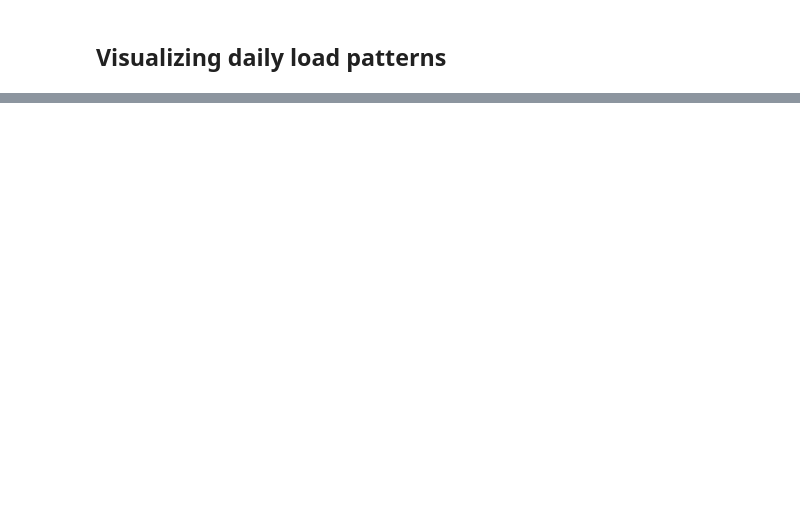
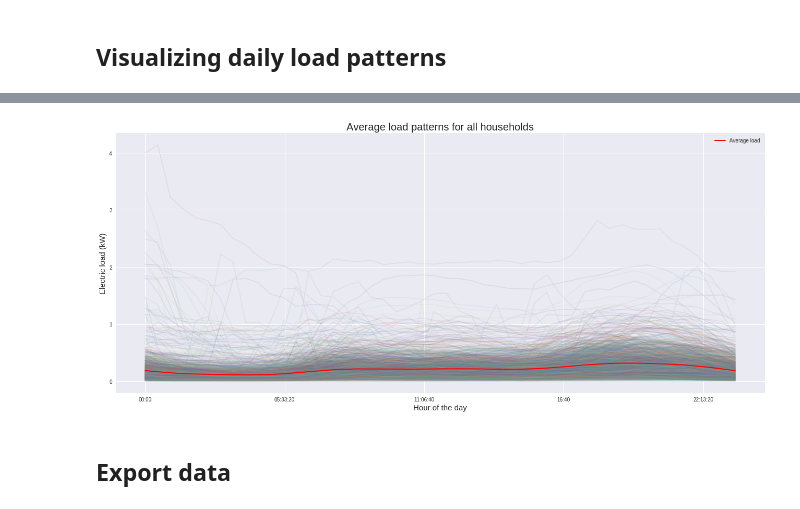
Before and after one commit to CrazyHooch1/smartmeter, a Jupyter notebook: notebooks/1_analysis_london_data.ipynb, the cells around one changed output, grey strips where cells are left out. Saved outputs shown, nothing was run; the diff lists cells and outputs as text; code cells hidden in the pictures; blank space fills up the shorter version.

```diff
--- a/notebooks/1_analysis_london_data.ipynb
+++ b/notebooks/1_analysis_london_data.ipynb
@@ -190,0 +162,22 @@ array([1, 4, 1, ..., 4, 0, 1])
+# %%
+df_2013.reset_index(inplace=True)
+df_2013['date'] = df_2013['DateTime'].apply(lambda x: x.date())
+df_2013['time'] = df_2013['DateTime'].apply(lambda x: x.time())
+# %%
+
+df_2013_median = df_2013.groupby(['LCLid', 'time'])['consumption'].mean().reset_index(name='median_load')
+df_plot = df_2013_median.pivot_table(index='time', columns='LCLid', values='median_load')
+
+# Plot
+fig,ax = plt.subplots(figsize=(18,8))
+ax.plot(df_plot, alpha=0.1)
+ax.plot(df_plot.T.mean(), c='red', linewidth = 2, label = 'Average load')
+ax.set_xlabel('Hour of the day', size=15)
+ax.set_ylabel('Electric load (kW)', size=15)
+ax.set_title('Average load patterns for all households', size=20)
+ax.legend()
+fig.tight_layout()
+# %% [output]
+[figure, added]
+# %% [markdown]
+## Export data
```
Also changed, not shown: parts of 25 cells of this notebook, 2 other files.
